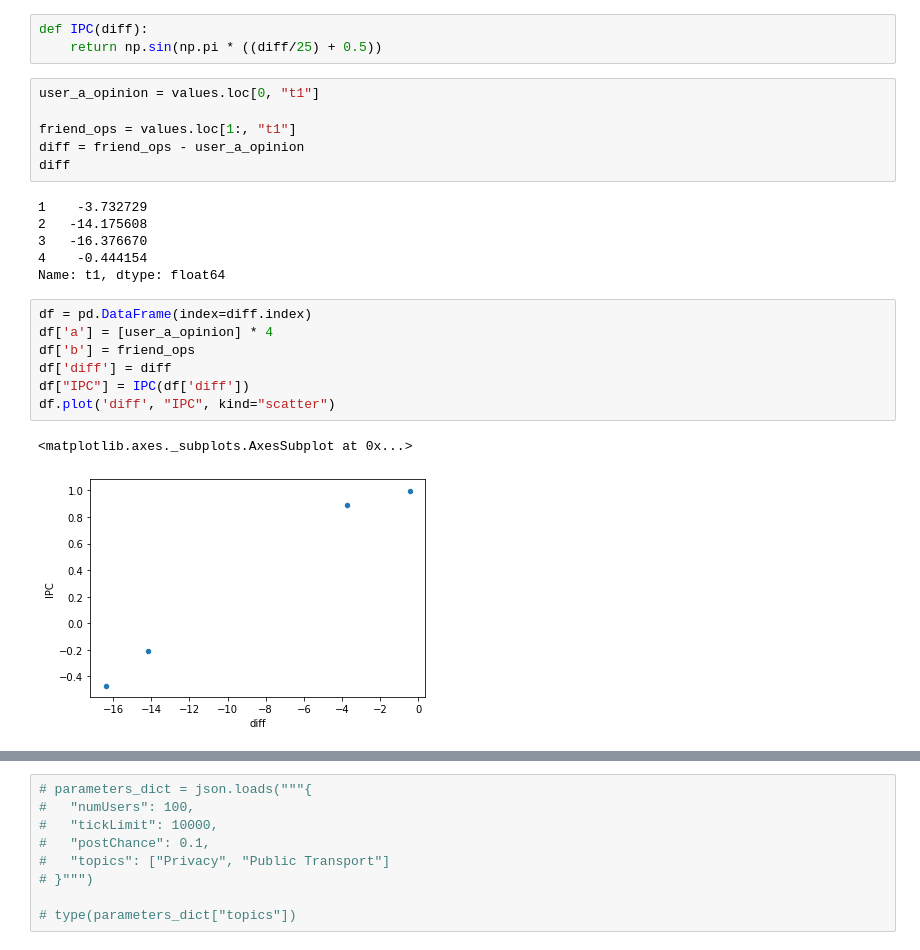
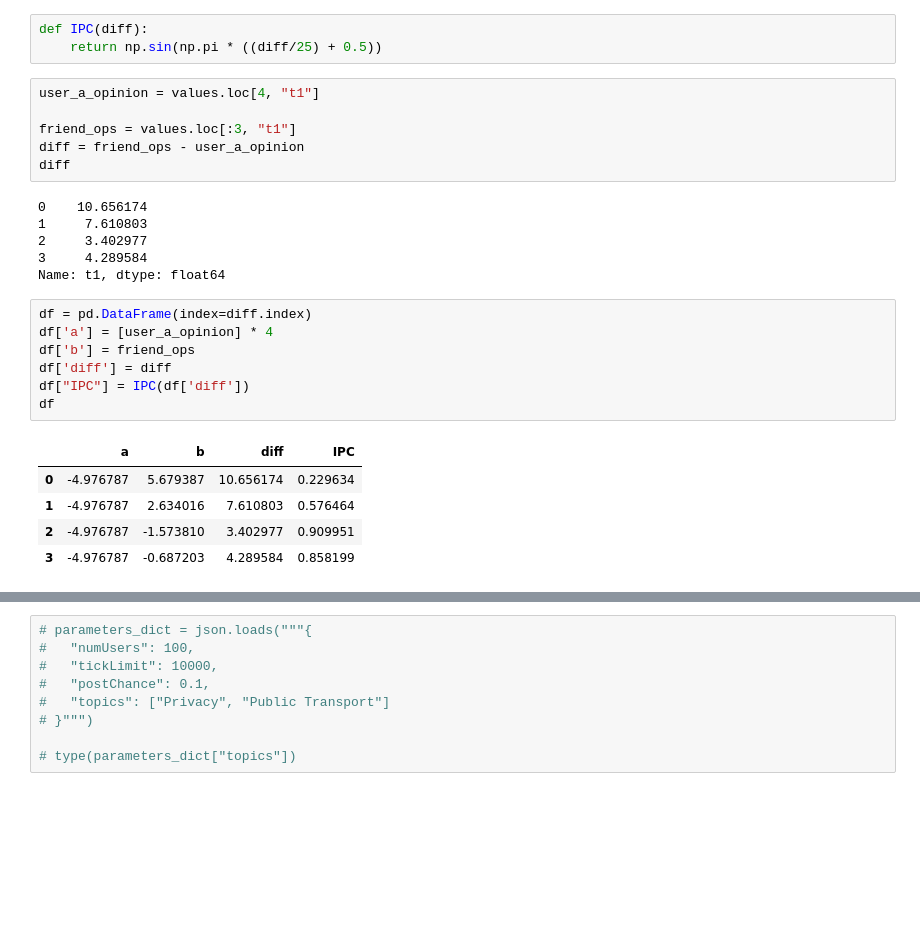
Before and after one commit to rcgonzalez9061/AIPSimulation-Python, a Jupyter notebook: test.ipynb, the cells around one changed output, grey strips where cells are left out. Saved outputs shown, nothing was run; the diff lists cells and outputs as text; blank space fills up the shorter version.

```diff
--- a/test.ipynb
+++ b/test.ipynb
@@ -25,24 +22,27 @@ values
 def IPC(diff):
     return np.sin(np.pi * ((diff/25) + 0.5))
 # %%
-user_a_opinion = values.loc[0, "t1"]
+user_a_opinion = values.loc[4, "t1"]
 
-friend_ops = values.loc[1:, "t1"]
+friend_ops = values.loc[:3, "t1"]
 diff = friend_ops - user_a_opinion
 diff
 # %% [output]
-1    -3.732729
-2   -14.175608
-3   -16.376670
-4    -0.444154
+0    10.656174
+1     7.610803
+2     3.402977
+3     4.289584
 Name: t1, dtype: float64
 # %%
 df = pd.DataFrame(index=diff.index)
 df['a'] = [user_a_opinion] * 4
 df['b'] = friend_ops
 df['diff'] = diff
 df["IPC"] = IPC(df['diff'])
-df.plot('diff', "IPC", kind="scatter")
+df
 # %% [output]
-<matplotlib.axes._subplots.AxesSubplot at 0x...>
-[figure, removed]
+|  | a | b | diff | IPC |
+| 0 | -4.976787 | 5.679387 | 10.656174 | 0.229634 |
+| 1 | -4.976787 | 2.634016 | 7.610803 | 0.576464 |
+| 2 | -4.976787 | -1.573810 | 3.402977 | 0.909951 |
+| 3 | -4.976787 | -0.687203 | 4.289584 | 0.858199 |
```
Also changed, not shown: parts of 9 cells of this notebook, 14 other files.
